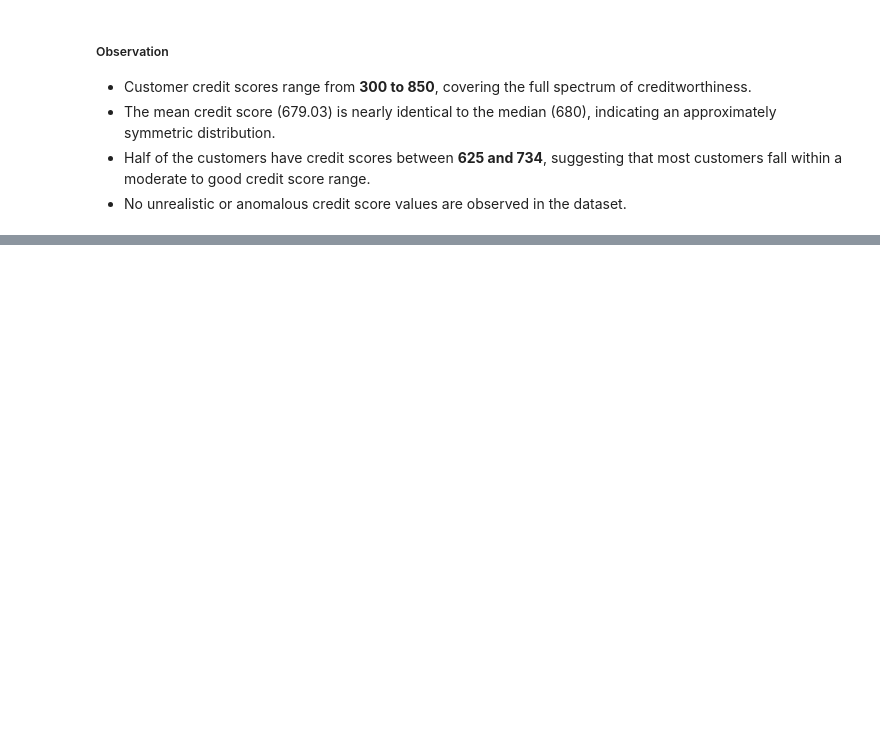
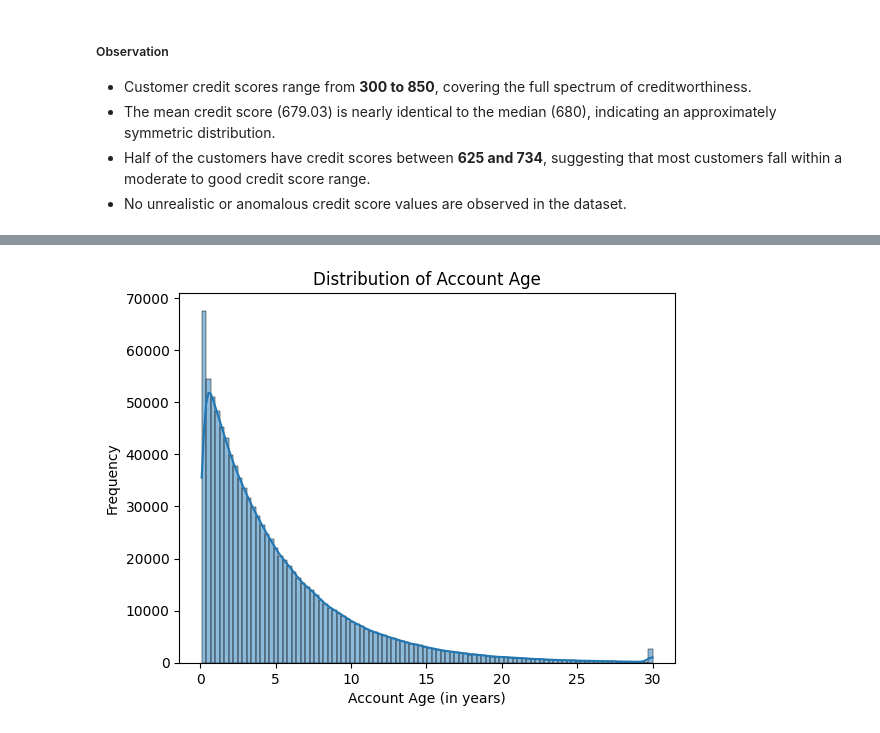
Before and after one commit to abhi-saurav-saroya/bank-fraud-eda, a Jupyter notebook: notebooks/02_exploratory_data_analysis.ipynb, the cells around one changed output, grey strips where cells are left out. Cells and saved outputs as stored; diff of their text form; code cells hidden in the pictures; blank space fills up the shorter version.

Commit message:
feat: analyze account age distribution

```diff
--- a/notebooks/02_exploratory_data_analysis.ipynb
+++ b/notebooks/02_exploratory_data_analysis.ipynb
@@ -399,0 +424,14 @@ plt.show()
+# %%
+sns.histplot(
+    df["account_age_years"],
+    bins = 100,
+    kde = True
+)
+
+plt.xlabel("Account Age (in years)")
+plt.ylabel("Frequency")
+plt.title("Distribution of Account Age")
+
+plt.show()
+# %% [output]
+[figure, added]
```
Also changed, not shown: parts of 7 cells of this notebook.
